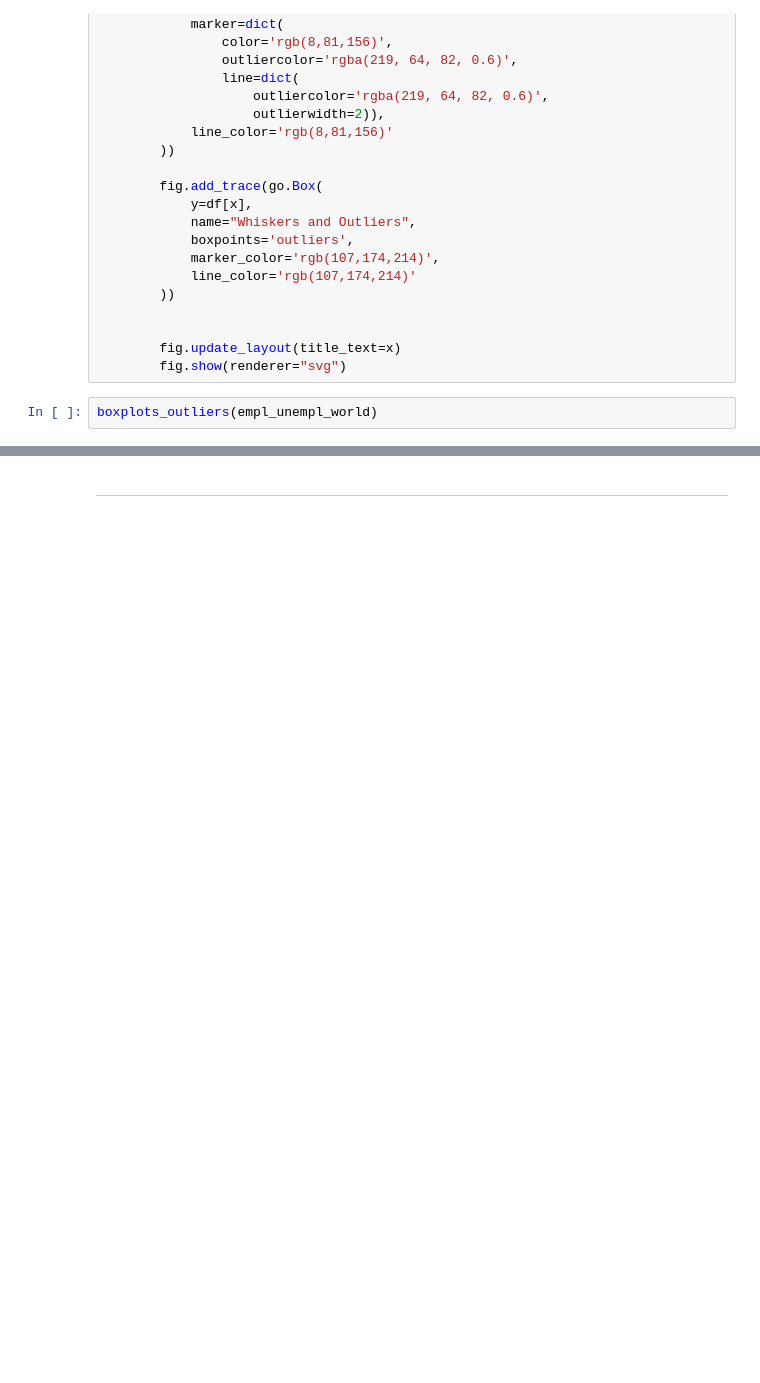
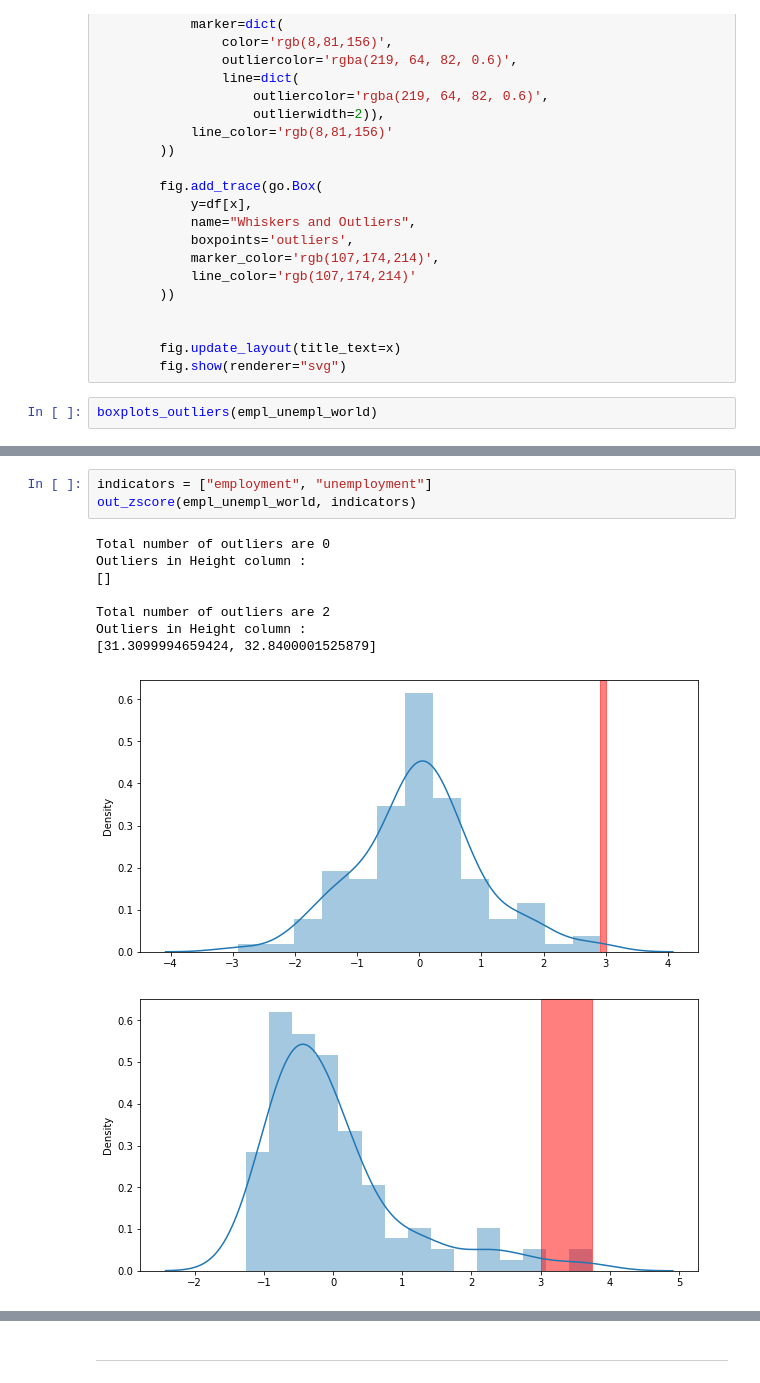
Before and after one commit to StefanRaychev/Methodology-for-Outliers-Detection, a Jupyter notebook: Outliers.ipynb, the cells around one changed output, grey strips where cells are left out. Cells and saved outputs as stored; diff of their text form; blank space fills up the shorter version.

```diff
--- a/Outliers.ipynb
+++ b/Outliers.ipynb
@@ -459,0 +338,13 @@ posx and posy should be finite values
+# %%
+indicators = ["employment", "unemployment"]
+out_zscore(empl_unempl_world, indicators)
+# %% [output]
+Total number of outliers are 0
+Outliers in Height column :
+[]
+
+Total number of outliers are 2
+Outliers in Height column :
+[31.3099994659424, 32.8400001525879]
+[figure, added]
+[figure, added]
```
Also changed, not shown: parts of 50 cells of this notebook.
